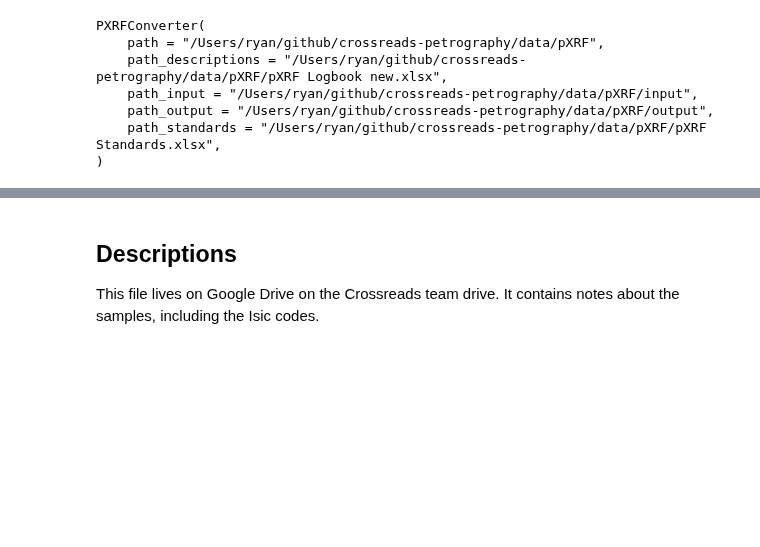
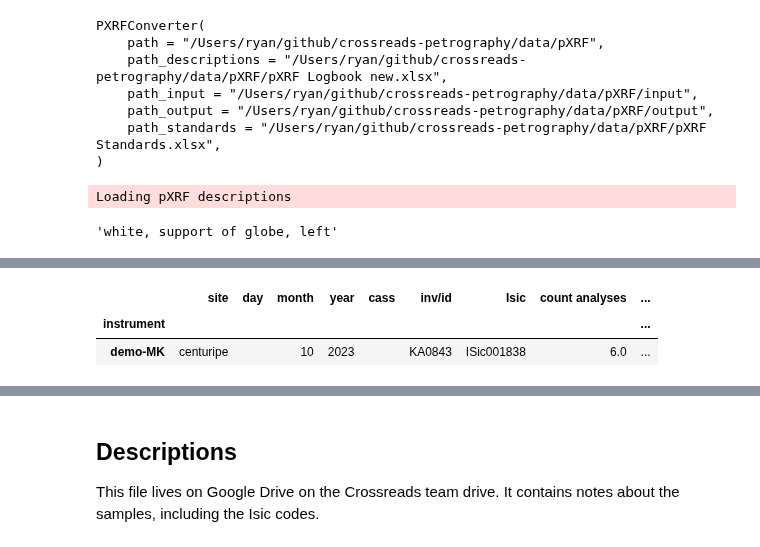
Before and after one commit to kingsdigitallab/crossreads-petrography, a Jupyter notebook: notebooks/pXRF.ipynb, the cells around one changed output, grey strips where cells are left out. Drawn from its saved outputs; the diff is of its cells as text; code cells hidden in the pictures; blank space fills up the shorter version.

```diff
--- a/notebooks/pXRF.ipynb
+++ b/notebooks/pXRF.ipynb
@@ -17,3 +17,8 @@ PXRFConverter(
     path_output = "/Users/ryan/github/crossreads-petrography/data/pXRF/output",
     path_standards = "/Users/ryan/github/crossreads-petrography/data/pXRF/pXRF Standards.xlsx",
 )
+# %%
+xrf.get_description('Isic001838', 'c')
+# %% [output]
+Loading pXRF descriptions
+'white, support of globe, left'
@@ -39,3 +46,10 @@ Loading pXRF standard values
 | Zn | 50.000000 | 44.946034 | 40.531288 | 36.987919 | 30.856382 | 25.457649 | 13.545056 | 11.055100 | 8.568808 | 4.433634 | 0.000000e+00 |
 | Zr | 300.000000 | 269.676203 | 243.187728 | 221.927512 | 185.138290 | 152.745892 | 81.270336 | 66.330598 | 51.412848 | 26.601802 | 0.000000e+00 |
 | Hg | NaN | NaN | NaN | NaN | NaN | NaN | NaN | NaN | NaN | NaN | NaN |
+# %%
+df_desc=xrf.df_descriptions
+df_desc[df_desc.Isic.str.contains('1838')]
+# %% [output]
+|  | site | day | month | year | cass | inv/id | Isic | count analyses | ... |
+| instrument |  |  |  |  |  |  |  |  | ... |
+| demo-MK | centuripe |  | 10 | 2023 |  | KA0843 | ISic001838 | 6.0 | ... |
```
Also changed, not shown: parts of 5 cells of this notebook, 5 other files.
